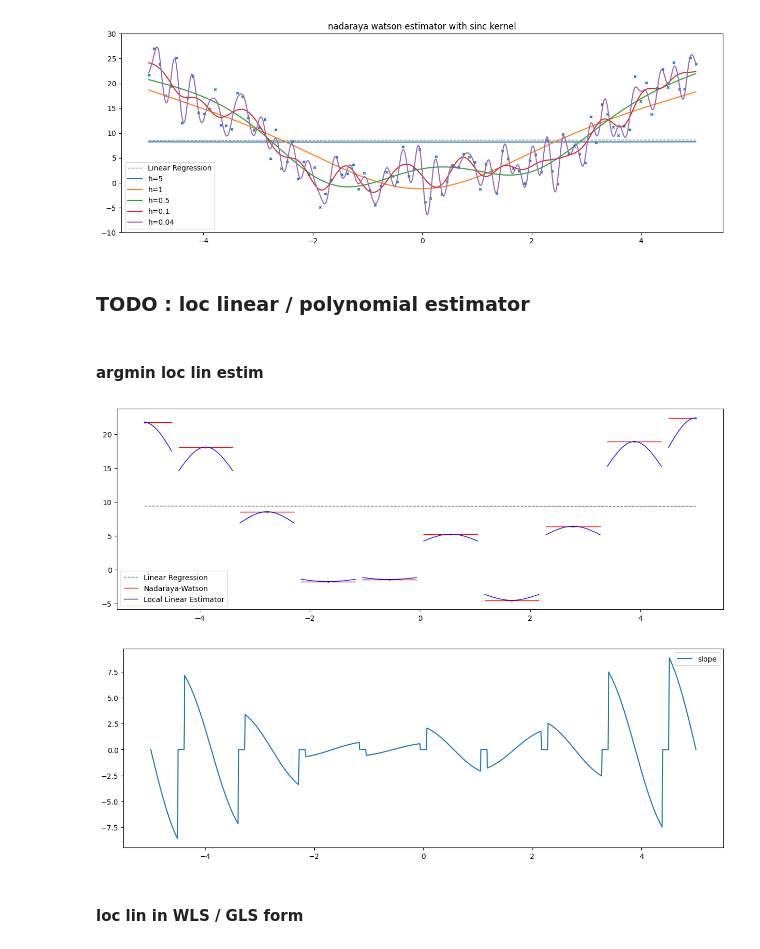
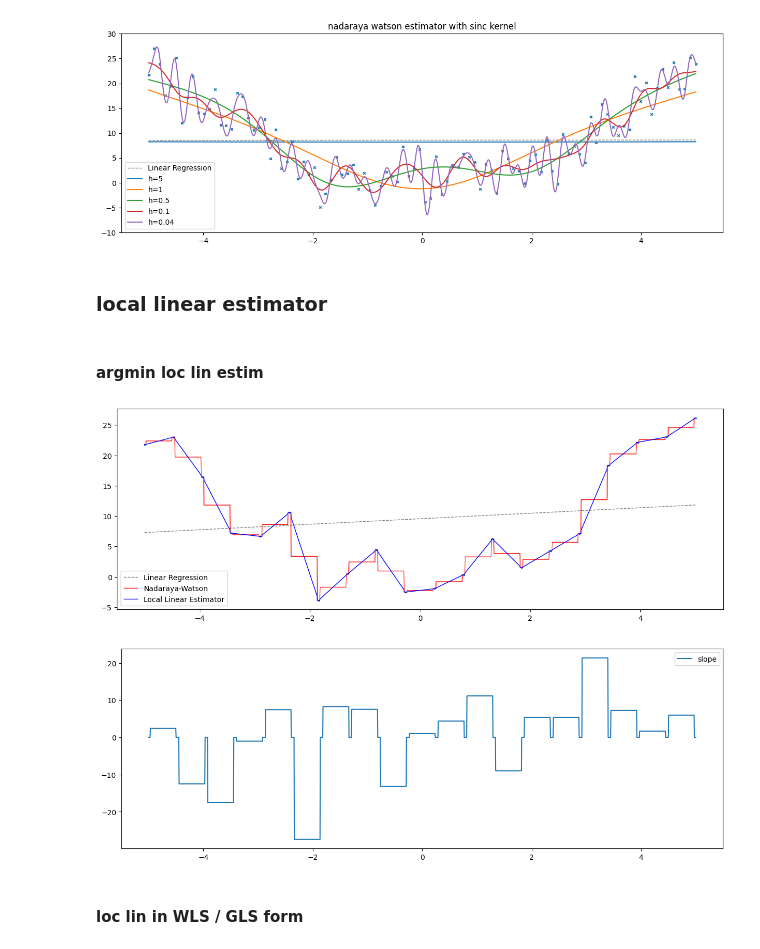
Before and after one commit to hikotei/Kernel-Simulations, a Jupyter notebook: 2023_12_12 NW.ipynb, the cells around one changed output. Saved outputs shown, nothing was run; the diff lists cells and outputs as text; code cells hidden in the pictures.

```diff
--- a/2023_12_12 NW.ipynb
+++ b/2023_12_12 NW.ipynb
@@ -106,7 +106,7 @@ x_pred = np.linspace(x_min, x_max, n * 100)
 # print(f"making NW pred at {x_pred}")
 
 # h = 0.1 * (1/np.pi) # = 0.03183098861837907
-h = 0.01
+h = 0.1
 y_pred_nw = nadaraya_watson(x, y, x_pred, "epa", h=h)
 
 # Plot the original data and the regression line
@@ -359,7 +332,7 @@ for kernel_type in kernel_types:
 # argmin and naive version return the same results ...
 # unsurprisingly ???
 # %% [markdown]
-### TODO : loc linear / polynomial estimator
+### local linear estimator
 # %% [markdown]
 #### argmin loc lin estim
 # %%
@@ -396,66 +369,60 @@ def loc_lin_estim_argmin(x_obs, y_obs, x_pred, kernel, h=1):
 
     for i, x in enumerate(x_pred):
 
-        if np.sum(kernel_func((x - x_obs) / h)) == 0:
-            # print(f"sum of kernel weights is 0 at x = {x}")
-            continue
-
         def loss(params):
             a, b = params
-            return np.sum((y_obs - a - b*(x - x_obs)) ** 2 * kernel_func((x - x_obs) / h))
+            return np.sum((y_obs - a - b*(x_obs - x)) ** 2 * kernel_func((x_obs - x) / h))
 
-        init_guess = [0,0]
+        # find the index of the closes observation point to x
+        # and use it as initial guess for the linear regression
+        idx = np.argmin(np.abs(x_obs - x))
+        init_guess = [y_obs[idx], 0]
         res = minimize(loss, init_guess).x
         a, b = res
         res_a[i] = a
         res_b[i] = b
-        y_pred[i] = a + b*(x - x_pred[i])
 
-    return y_pred, [res_a, res_b]
+    return res_a, res_b
 # %%
 # simulation params
-n = 10
+n = 20
 x_min = -5
 x_max = 5
 
 np.random.seed(123)
 # generate data using trend = x^2 and gaussian noise
 x = np.linspace(x_min, x_max, n)
+x_pred = np.linspace(x_min, x_max, n * 100)
 # print(f"observations at x = {x}")
 y = x**2 + np.random.normal(0, 3, n)
 
 # Fit Linear Regression model
 model = LinearRegression()
 model.fit(x.reshape(-1, 1), y)
 y_pred = model.predict(x.reshape(-1, 1))
 
-# Use Nadaraya-Watson Estimator
-x_pred = np.linspace(x_min, x_max, n * 100)
-# print(f"making NW pred at {x_pred}")
-
 h = 0.1 * (1 / np.pi)
 h = 0.5
 y_pred_nw = nadaraya_watson(x, y, x_pred, "rect", h=h)
-y_pred_ll, weights_argmin = loc_lin_estim_argmin(x, y, x_pred, "rect", h=h)
-res_a, res_b = weights_argmin
+y_pred_ll, slope_argmin = loc_lin_estim_argmin(x, y, x_pred, "rect", h=h)
 
 # Plot the original data and the regression line
 plt.figure(figsize=(15, 5))
 plt.scatter(x, y, s=3)
 plt.plot(x, y_pred, color="grey", ls="--", lw=1, label="Linear Regression")
 plt.plot(x_pred, y_pred_nw, color="red", lw=1, label="Nadaraya-Watson")
 plt.plot(x_pred, y_pred_ll, color="blue", lw=1, label="Local Linear Estimator")
 
 plt.legend()
 plt.show()
 
 plt.figure(figsize=(15, 5))
-plt.plot(x_pred, -res_b, label="slope")
+plt.plot(x_pred, slope_argmin, label="slope")
 plt.legend()
 plt.show()
 # %% [output]
-[figure, old version]
+[figure, new version]
-[figure, old version]
+[figure, new version]
 # %% [markdown]
 #### loc lin in WLS / GLS form
 # %%
```
Also changed, not shown: parts of 19 cells of this notebook.
